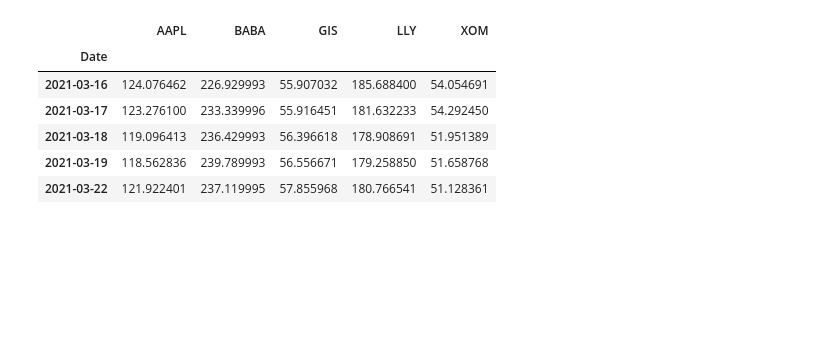
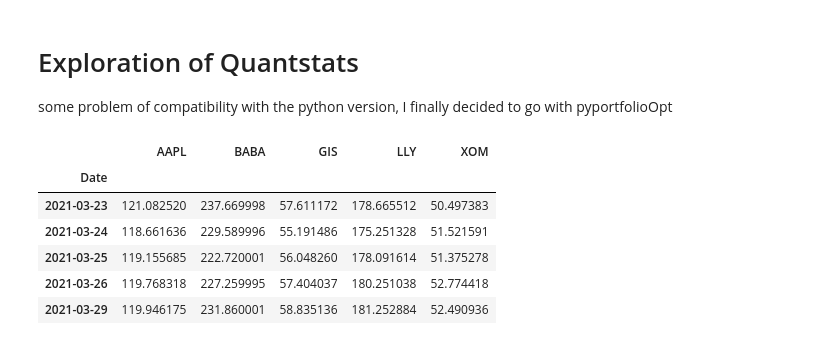
Before and after one commit to Yheloww/portfolio_forecasting, a Jupyter notebook: notebooks/Quantstats.ipynb, the cells around one changed output. Cells and saved outputs as stored; diff of their text form; code cells hidden in the pictures; blank space fills up the shorter version.

```diff
--- a/notebooks/Quantstats.ipynb
+++ b/notebooks/Quantstats.ipynb
@@ -1,19 +1,22 @@
+# %% [markdown]
+# Exploration of Quantstats
+some problem of compatibility with the python version, I finally decided to go with pyportfolioOpt
 # %%
 import quantstats as qs
 import pickle
 import pandas as pd
 qs.extend_pandas()
 
-stocks = pd.read_pickle('../Datas/tickers21-23')
+stocks = pd.read_pickle("../Datas/['AAPL', 'BABA', 'XOM', 'GIS', 'LLY'].pkl")
 stocks.head()
 # %% [output]
 |  | AAPL | BABA | GIS | LLY | XOM |
 | Date |  |  |  |  |  |
-| 2021-03-16 | 124.076462 | 226.929993 | 55.907032 | 185.688400 | 54.054691 |
-| 2021-03-17 | 123.276100 | 233.339996 | 55.916451 | 181.632233 | 54.292450 |
-| 2021-03-18 | 119.096413 | 236.429993 | 56.396618 | 178.908691 | 51.951389 |
-| 2021-03-19 | 118.562836 | 239.789993 | 56.556671 | 179.258850 | 51.658768 |
-| 2021-03-22 | 121.922401 | 237.119995 | 57.855968 | 180.766541 | 51.128361 |
+| 2021-03-23 | 121.082520 | 237.669998 | 57.611172 | 178.665512 | 50.497383 |
+| 2021-03-24 | 118.661636 | 229.589996 | 55.191486 | 175.251328 | 51.521591 |
+| 2021-03-25 | 119.155685 | 222.720001 | 56.048260 | 178.091614 | 51.375278 |
+| 2021-03-26 | 119.768318 | 227.259995 | 57.404037 | 180.251038 | 52.774418 |
+| 2021-03-29 | 119.946175 | 231.860001 | 58.835136 | 181.252884 | 52.490936 |
 # %%
 display(qs.stats.sharpe(stocks))
 display(stocks.monthly_returns())
```
Also changed, not shown: parts of 7 cells of this notebook, 17 other files.
